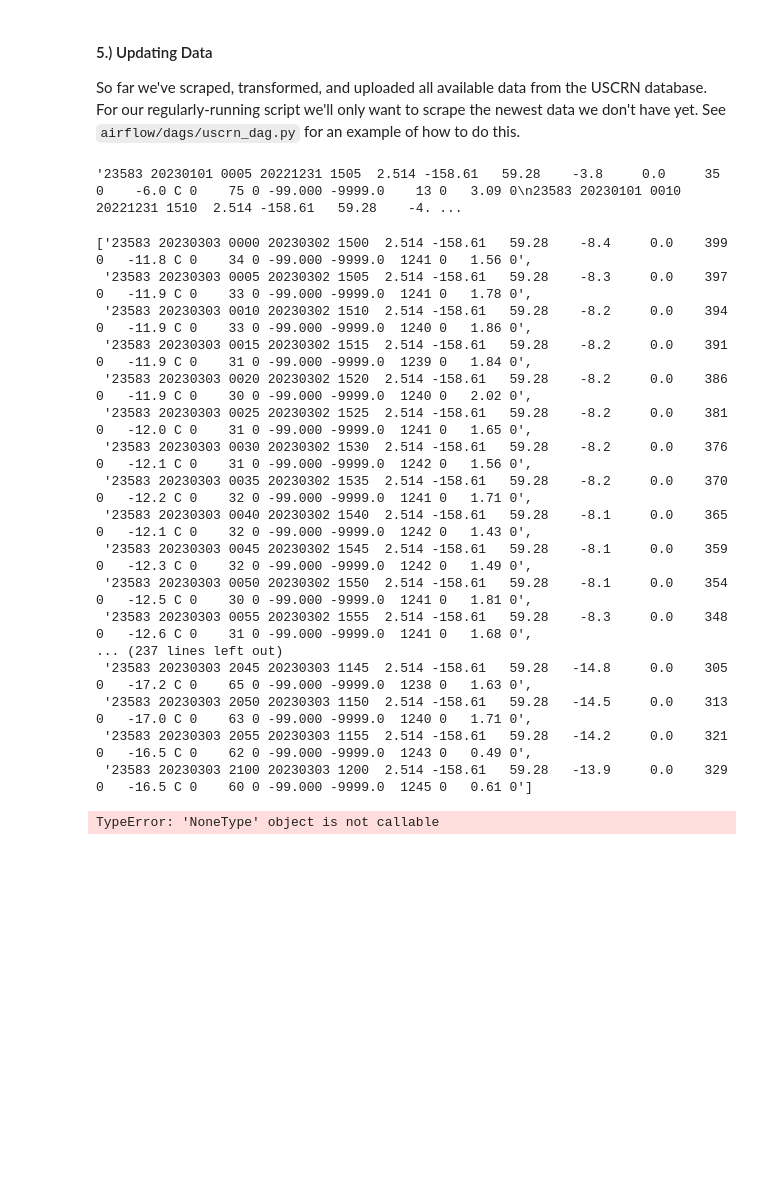
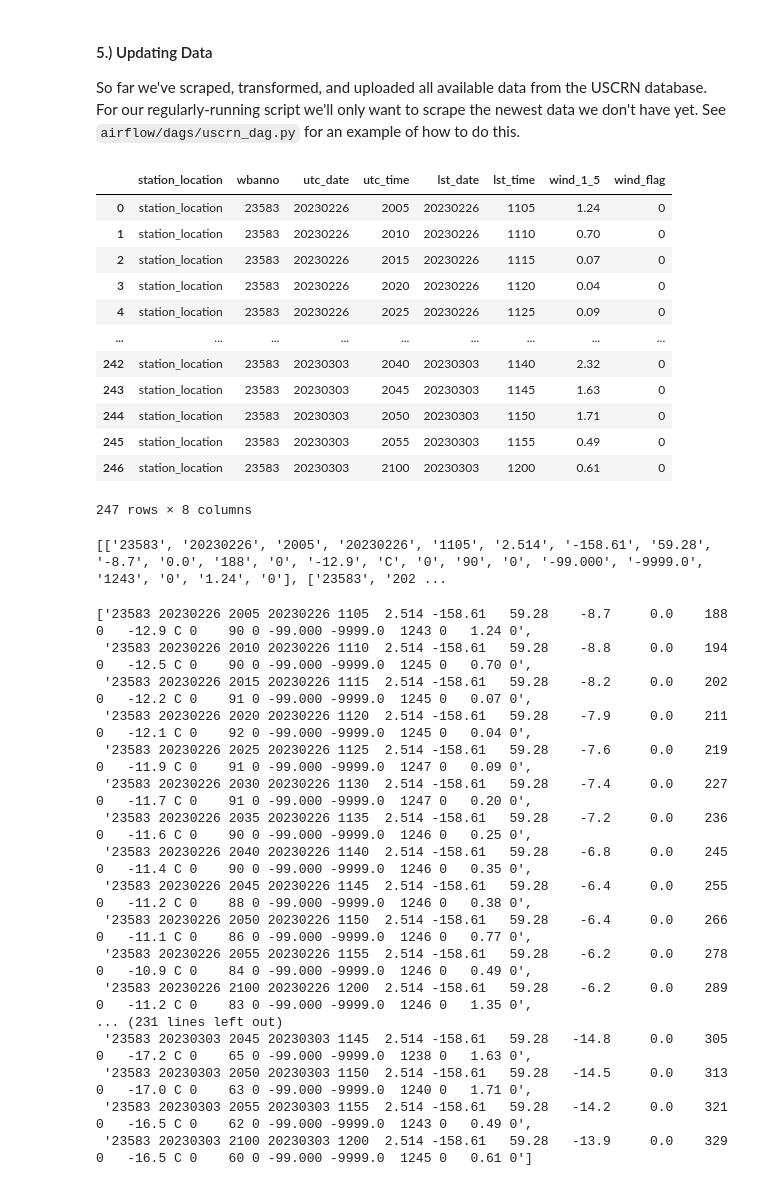
Before and after one commit to apsocarras/alaska-etl, a Jupyter notebook: notebooks/1_uscrn_scrape.ipynb, the cells around one changed output. Drawn from its saved outputs; the diff is of its cells as text; code cells hidden in the pictures; blank space fills up the shorter version.

```diff
--- a/notebooks/1_uscrn_scrape.ipynb
+++ b/notebooks/1_uscrn_scrape.ipynb
@@ -448,33 +500,49 @@ def get_latest_date_hour() -> tuple: # String representation of datetime
   return int(latest_date), int(latest_hour)
 # %%
 latest_date, latest_hour = get_latest_date_hour()
-# %%
-str(soup)
-# %% [output]
-'23583 20230101 0005 20221231 1505  2.514 -158.61   59.28    -3.8     0.0     35 0    -6.0 C 0    75 0 -99.000 -9999.0    13 0   3.09 0\n23583 20230101 0010 20221231 1510  2.514 -158.61   59.28    -4. ...
 # %%
-[line for line in str(soup).strip().splitlines() if int(line[6:14]) > latest_date and lines[15:19] > latest_hour]
+new_rows = [line.split() for line in str(soup).strip().splitlines() if int(line[6:14]) > latest_date and int(line[15:19]) > latest_hour]
+wind_cols = [['station_location'] + line[:5] + line[-2:] for line in new_rows]
-# %% [output]
-['23583 20230303 0000 20230302 1500  2.514 -158.61   59.28    -8.4     0.0    399 0   -11.8 C 0    34 0 -99.000 -9999.0  1241 0   1.56 0',
- '23583 20230303 0005 20230302 1505  2.514 -158.61   59.28    -8.3     0.0    397 0   -11.9 C 0    33 0 -99.000 -9999.0  1241 0   1.78 0',
- '23583 20230303 0010 20230302 1510  2.514 -158.61   59.28    -8.2     0.0    394 0   -11.9 C 0    33 0 -99.000 -9999.0  1240 0   1.86 0',
- '23583 20230303 0015 20230302 1515  2.514 -158.61   59.28    -8.2     0.0    391 0   -11.9 C 0    31 0 -99.000 -9999.0  1239 0   1.84 0',
- '23583 20230303 0020 20230302 1520  2.514 -158.61   59.28    -8.2     0.0    386 0   -11.9 C 0    30 0 -99.000 -9999.0  1240 0   2.02 0',
- '23583 20230303 0025 20230302 1525  2.514 -158.61   59.28    -8.2     0.0    381 0   -12.0 C 0    31 0 -99.000 -9999.0  1241 0   1.65 0',
- '23583 20230303 0030 20230302 1530  2.514 -158.61   59.28    -8.2     0.0    376 0   -12.1 C 0    31 0 -99.000 -9999.0  1242 0   1.56 0',
- '23583 20230303 0035 20230302 1535  2.514 -158.61   59.28    -8.2     0.0    370 0   -12.2 C 0    32 0 -99.000 -9999.0  1241 0   1.71 0',
- '23583 20230303 0040 20230302 1540  2.514 -158.61   59.28    -8.1     0.0    365 0   -12.1 C 0    32 0 -99.000 -9999.0  1242 0   1.43 0',
- '23583 20230303 0045 20230302 1545  2.514 -158.61   59.28    -8.1     0.0    359 0   -12.3 C 0    32 0 -99.000 -9999.0  1242 0   1.49 0',
- '23583 20230303 0050 20230302 1550  2.514 -158.61   59.28    -8.1     0.0    354 0   -12.5 C 0    30 0 -99.000 -9999.0  1241 0   1.81 0',
- '23583 20230303 0055 20230302 1555  2.514 -158.61   59.28    -8.3     0.0    348 0   -12.6 C 0    31 0 -99.000 -9999.0  1241 0   1.68 0',
-... (237 lines left out)
- '23583 20230303 2045 20230303 1145  2.514 -158.61   59.28   -14.8     0.0    305 0   -17.2 C 0    65 0 -99.000 -9999.0  1238 0   1.63 0',
- '23583 20230303 2050 20230303 1150  2.514 -158.61   59.28   -14.5     0.0    313 0   -17.0 C 0    63 0 -99.000 -9999.0  1240 0   1.71 0',
- '23583 20230303 2055 20230303 1155  2.514 -158.61   59.28   -14.2     0.0    321 0   -16.5 C 0    62 0 -99.000 -9999.0  1243 0   0.49 0',
- '23583 20230303 2100 20230303 1200  2.514 -158.61   59.28   -13.9     0.0    329 0   -16.5 C 0    60 0 -99.000 -9999.0  1245 0   0.61 0']
+# %%
+columns = ['station_location','wbanno','utc_date','utc_time',
+'lst_date','lst_time',"wind_1_5", "wind_flag"]
+
+pd.DataFrame(wind_cols, columns=columns)
+# %% [output]
+|  | station_location | wbanno | utc_date | utc_time | lst_date | lst_time | wind_1_5 | wind_flag |
+| 0 | station_location | 23583 | 20230226 | 2005 | 20230226 | 1105 | 1.24 | 0 |
+| 1 | station_location | 23583 | 20230226 | 2010 | 20230226 | 1110 | 0.70 | 0 |
+| 2 | station_location | 23583 | 20230226 | 2015 | 20230226 | 1115 | 0.07 | 0 |
+| 3 | station_location | 23583 | 20230226 | 2020 | 20230226 | 1120 | 0.04 | 0 |
+| 4 | station_location | 23583 | 20230226 | 2025 | 20230226 | 1125 | 0.09 | 0 |
+| ... | ... | ... | ... | ... | ... | ... | ... | ... |
+| 242 | station_location | 23583 | 20230303 | 2040 | 20230303 | 1140 | 2.32 | 0 |
+| 243 | station_location | 23583 | 20230303 | 2045 | 20230303 | 1145 | 1.63 | 0 |
+| 244 | station_location | 23583 | 20230303 | 2050 | 20230303 | 1150 | 1.71 | 0 |
+| 245 | station_location | 23583 | 20230303 | 2055 | 20230303 | 1155 | 0.49 | 0 |
+| 246 | station_location | 23583 | 20230303 | 2100 | 20230303 | 1200 | 0.61 | 0 |
+247 rows × 8 columns
+# %%
+print(new_lines[0:5])
+# %% [output]
+[['23583', '20230226', '2005', '20230226', '1105', '2.514', '-158.61', '59.28', '-8.7', '0.0', '188', '0', '-12.9', 'C', '0', '90', '0', '-99.000', '-9999.0', '1243', '0', '1.24', '0'], ['23583', '202 ...
 # %%
 ## get latest datetime from the bigquery table
-
-soup.split("\n")
 # %% [output]
-TypeError: 'NoneType' object is not callable
+['23583 20230226 2005 20230226 1105  2.514 -158.61   59.28    -8.7     0.0    188 0   -12.9 C 0    90 0 -99.000 -9999.0  1243 0   1.24 0',
+ '23583 20230226 2010 20230226 1110  2.514 -158.61   59.28    -8.8     0.0    194 0   -12.5 C 0    90 0 -99.000 -9999.0  1245 0   0.70 0',
+ '23583 20230226 2015 20230226 1115  2.514 -158.61   59.28    -8.2     0.0    202 0   -12.2 C 0    91 0 -99.000 -9999.0  1245 0   0.07 0',
+ '23583 20230226 2020 20230226 1120  2.514 -158.61   59.28    -7.9     0.0    211 0   -12.1 C 0    92 0 -99.000 -9999.0  1245 0   0.04 0',
+ '23583 20230226 2025 20230226 1125  2.514 -158.61   59.28    -7.6     0.0    219 0   -11.9 C 0    91 0 -99.000 -9999.0  1247 0   0.09 0',
+ '23583 20230226 2030 20230226 1130  2.514 -158.61   59.28    -7.4     0.0    227 0   -11.7 C 0    91 0 -99.000 -9999.0  1247 0   0.20 0',
+ '23583 20230226 2035 20230226 1135  2.514 -158.61   59.28    -7.2     0.0    236 0   -11.6 C 0    90 0 -99.000 -9999.0  1246 0   0.25 0',
+ '23583 20230226 2040 20230226 1140  2.514 -158.61   59.28    -6.8     0.0    245 0   -11.4 C 0    90 0 -99.000 -9999.0  1246 0   0.35 0',
+ '23583 20230226 2045 20230226 1145  2.514 -158.61   59.28    -6.4     0.0    255 0   -11.2 C 0    88 0 -99.000 -9999.0  1246 0   0.38 0',
+ '23583 20230226 2050 20230226 1150  2.514 -158.61   59.28    -6.4     0.0    266 0   -11.1 C 0    86 0 -99.000 -9999.0  1246 0   0.77 0',
+ '23583 20230226 2055 20230226 1155  2.514 -158.61   59.28    -6.2     0.0    278 0   -10.9 C 0    84 0 -99.000 -9999.0  1246 0   0.49 0',
+ '23583 20230226 2100 20230226 1200  2.514 -158.61   59.28    -6.2     0.0    289 0   -11.2 C 0    83 0 -99.000 -9999.0  1246 0   1.35 0',
+... (231 lines left out)
+ '23583 20230303 2045 20230303 1145  2.514 -158.61   59.28   -14.8     0.0    305 0   -17.2 C 0    65 0 -99.000 -9999.0  1238 0   1.63 0',
+ '23583 20230303 2050 20230303 1150  2.514 -158.61   59.28   -14.5     0.0    313 0   -17.0 C 0    63 0 -99.000 -9999.0  1240 0   1.71 0',
+ '23583 20230303 2055 20230303 1155  2.514 -158.61   59.28   -14.2     0.0    321 0   -16.5 C 0    62 0 -99.000 -9999.0  1243 0   0.49 0',
+ '23583 20230303 2100 20230303 1200  2.514 -158.61   59.28   -13.9     0.0    329 0   -16.5 C 0    60 0 -99.000 -9999.0  1245 0   0.61 0']
```
Also changed, not shown: parts of 13 cells of this notebook, 6 other files.
